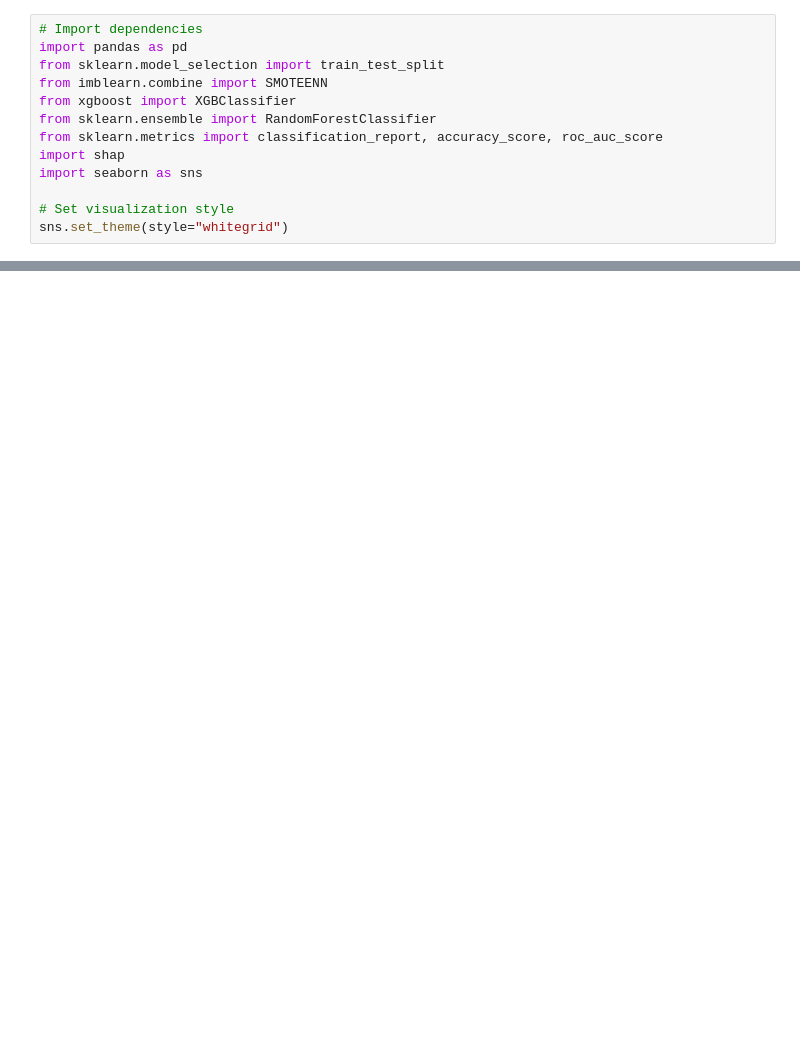
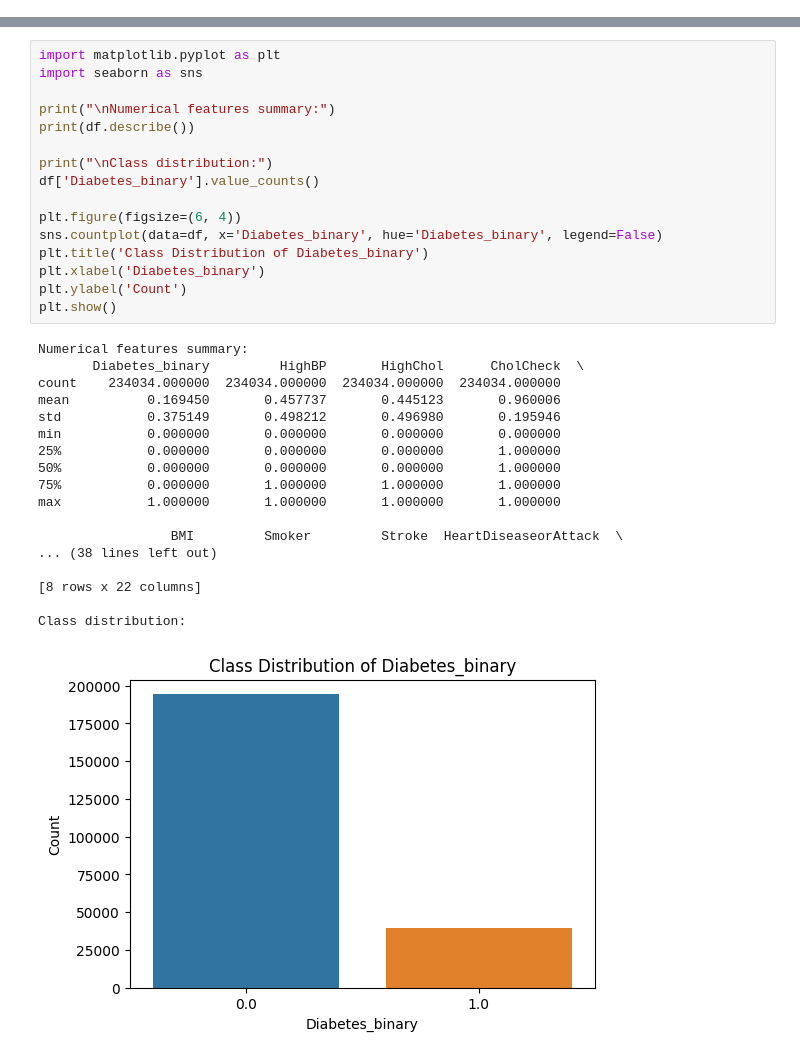
Before and after one commit to ausathdzil/diabetes-prediction, a Jupyter notebook: notebooks/diabetes_prediction.ipynb, the cells around one changed output, grey strips where cells are left out. Drawn from its saved outputs; the diff is of its cells as text; blank space fills up the shorter version.

Commit message:
feat: data understanding

```diff
--- a/notebooks/diabetes_prediction.ipynb
+++ b/notebooks/diabetes_prediction.ipynb
@@ -5,13 +0,0 @@ This notebook covers the Data Analytics phase of the project, including handling
-# %%
-# Import dependencies
-import pandas as pd
-from sklearn.model_selection import train_test_split
-from imblearn.combine import SMOTEENN
-from xgboost import XGBClassifier
-from sklearn.ensemble import RandomForestClassifier
-from sklearn.metrics import classification_report, accuracy_score, roc_auc_score
-import shap
-import seaborn as sns
-
-# Set visualization style
-sns.set_theme(style="whitegrid")
@@ -82,0 +47,35 @@ shap.summary_plot(shap_values, X_test.sample(2000, random_state=42))
+# %%
+import matplotlib.pyplot as plt
+import seaborn as sns
+
+print("\nNumerical features summary:")
+print(df.describe())
+
+print("\nClass distribution:")
+df['Diabetes_binary'].value_counts()
+
+plt.figure(figsize=(6, 4))
+sns.countplot(data=df, x='Diabetes_binary', hue='Diabetes_binary', legend=False)
+plt.title('Class Distribution of Diabetes_binary')
+plt.xlabel('Diabetes_binary')
+plt.ylabel('Count')
+plt.show()
+# %% [output]
+Numerical features summary:
+       Diabetes_binary         HighBP       HighChol      CholCheck  \
+count    234034.000000  234034.000000  234034.000000  234034.000000
+mean          0.169450       0.457737       0.445123       0.960006
+std           0.375149       0.498212       0.496980       0.195946
+min           0.000000       0.000000       0.000000       0.000000
+25%           0.000000       0.000000       0.000000       1.000000
+50%           0.000000       0.000000       0.000000       1.000000
+75%           0.000000       1.000000       1.000000       1.000000
+max           1.000000       1.000000       1.000000       1.000000
+
+                 BMI         Smoker         Stroke  HeartDiseaseorAttack  \
+... (38 lines left out)
+
+[8 rows x 22 columns]
+
+Class distribution:
+[figure, added]
```
Also changed, not shown: parts of 15 cells of this notebook.
